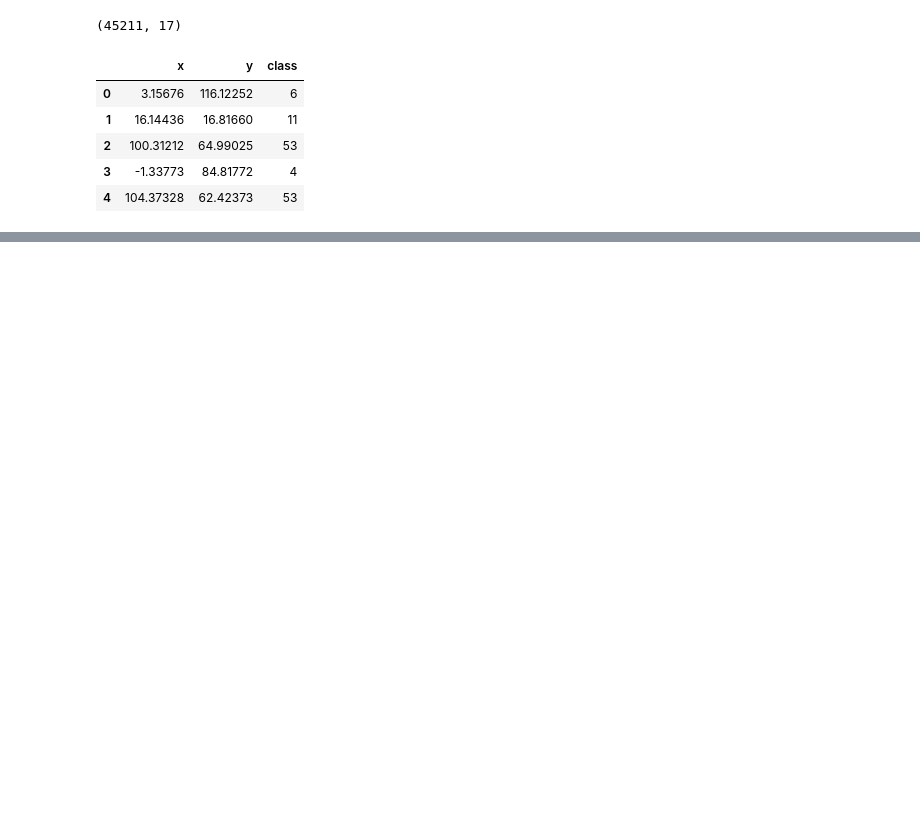
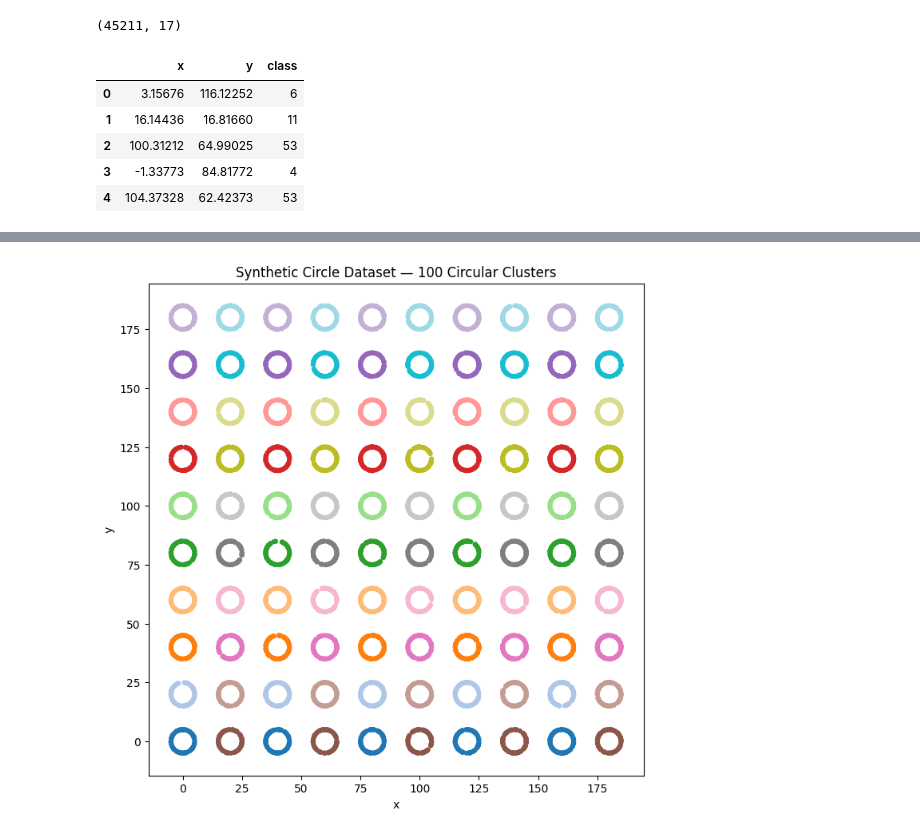
Before and after one commit to neha-palak/IML_A2, a Jupyter notebook: assignment2.ipynb, the cells around one changed output, grey strips where cells are left out. Cells and saved outputs as stored; diff of their text form; code cells hidden in the pictures; blank space fills up the shorter version.

```diff
--- a/assignment2.ipynb
+++ b/assignment2.ipynb
@@ -101,0 +131,9 @@ dtype: int64
+# %%
+#Visualising Circles through scatterplot
+plt.figure(figsize=(8, 8))
+sns.scatterplot(data=circles, x='x', y='y', hue='class', palette='tab20', s=20, linewidth=0)
+plt.title("Synthetic Circle Dataset — 100 Circular Clusters")
+plt.legend([],[], frameon=False)  # hide legend if too many classes
+plt.show()
+# %% [output]
+[figure, added]
```
Also changed, not shown: parts of 13 cells of this notebook.
